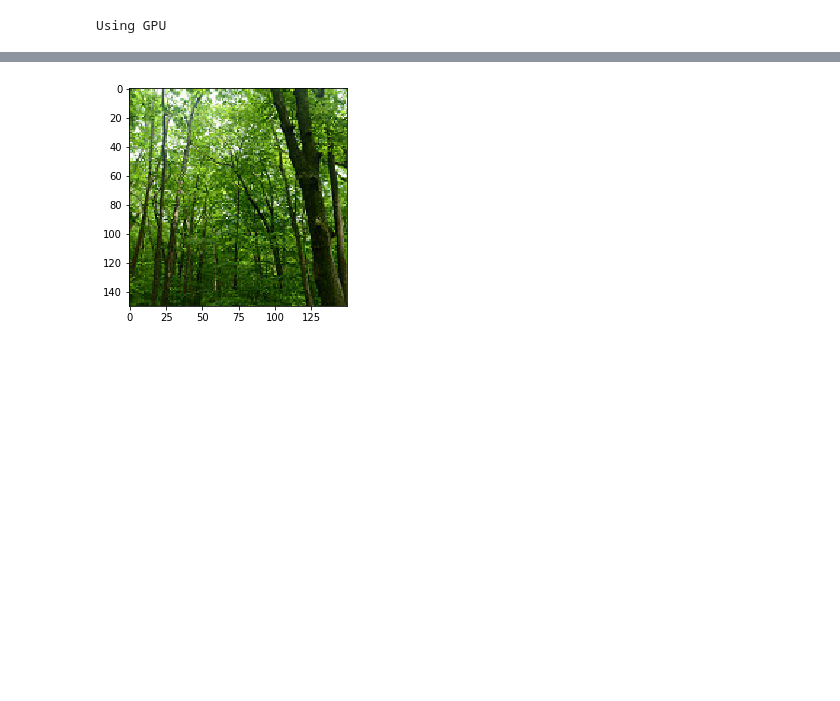
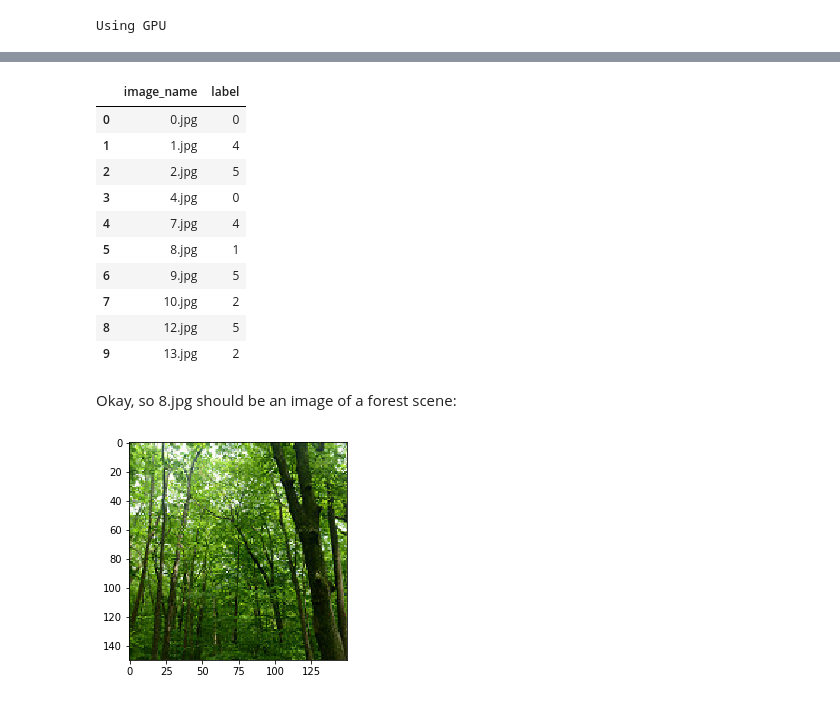
Before and after one commit to taopieye/cires, a Jupyter notebook: CIRES_code.ipynb, the cells around one changed output, grey strips where cells are left out. Drawn from its saved outputs; the diff is of its cells as text; code cells hidden in the pictures; blank space fills up the shorter version.

```diff
--- a/CIRES_code.ipynb
+++ b/CIRES_code.ipynb
@@ -28,3 +43,21 @@ Using GPU
+# %%
+samples_df = pd.read_csv("scenes\\train.csv")
+class_names = ['Forests','Mountains']
+samples_df.head(10)
+# %% [output]
+|  | image_name | label |
+| 0 | 0.jpg | 0 |
+| 1 | 1.jpg | 4 |
+| 2 | 2.jpg | 5 |
+| 3 | 4.jpg | 0 |
+| 4 | 7.jpg | 4 |
+| 5 | 8.jpg | 1 |
+| 6 | 9.jpg | 5 |
+| 7 | 10.jpg | 2 |
+| 8 | 12.jpg | 5 |
+| 9 | 13.jpg | 2 |
+# %% [markdown]
+Okay, so 8.jpg should be an image of a forest scene:
 # %%
 img = Image.open("scenes\\train\\8.jpg")
 plt.imshow(img)
```
Also changed, not shown: parts of 31 cells of this notebook, 1 other file.
